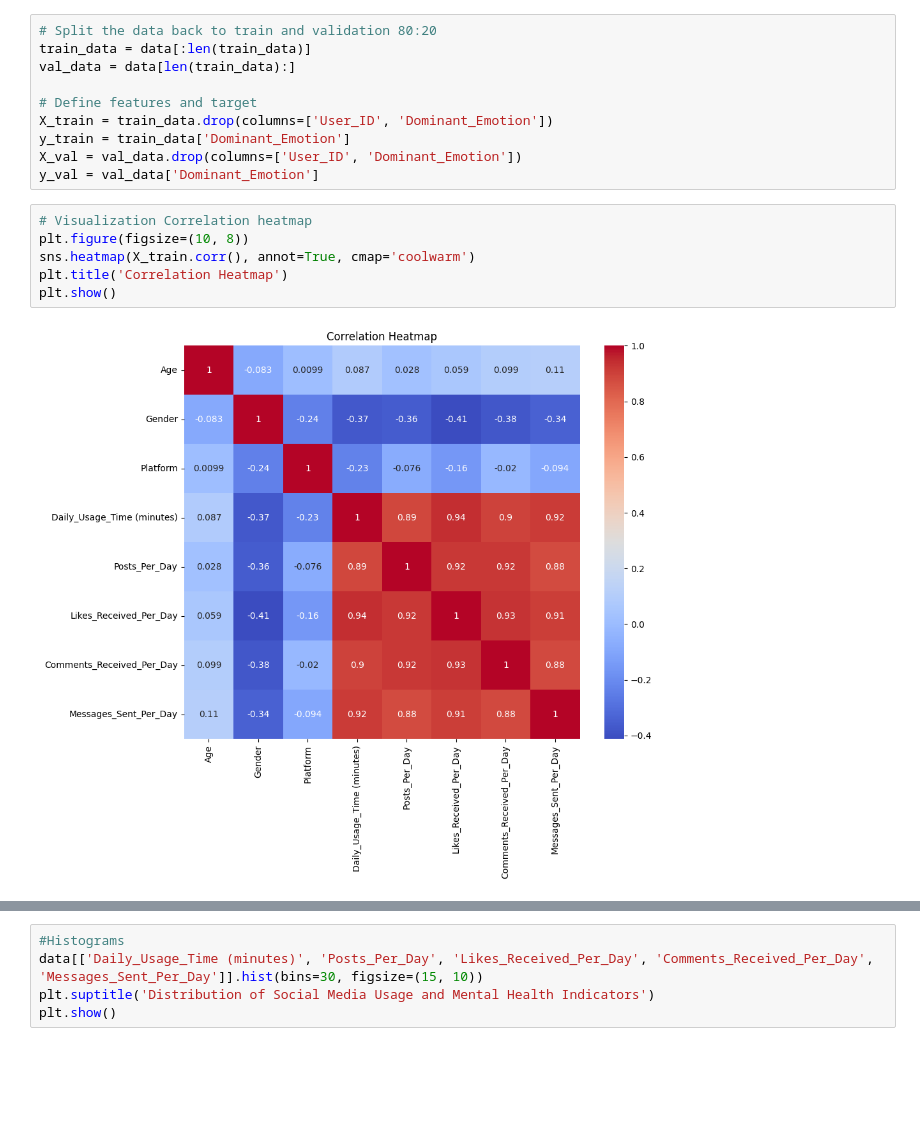
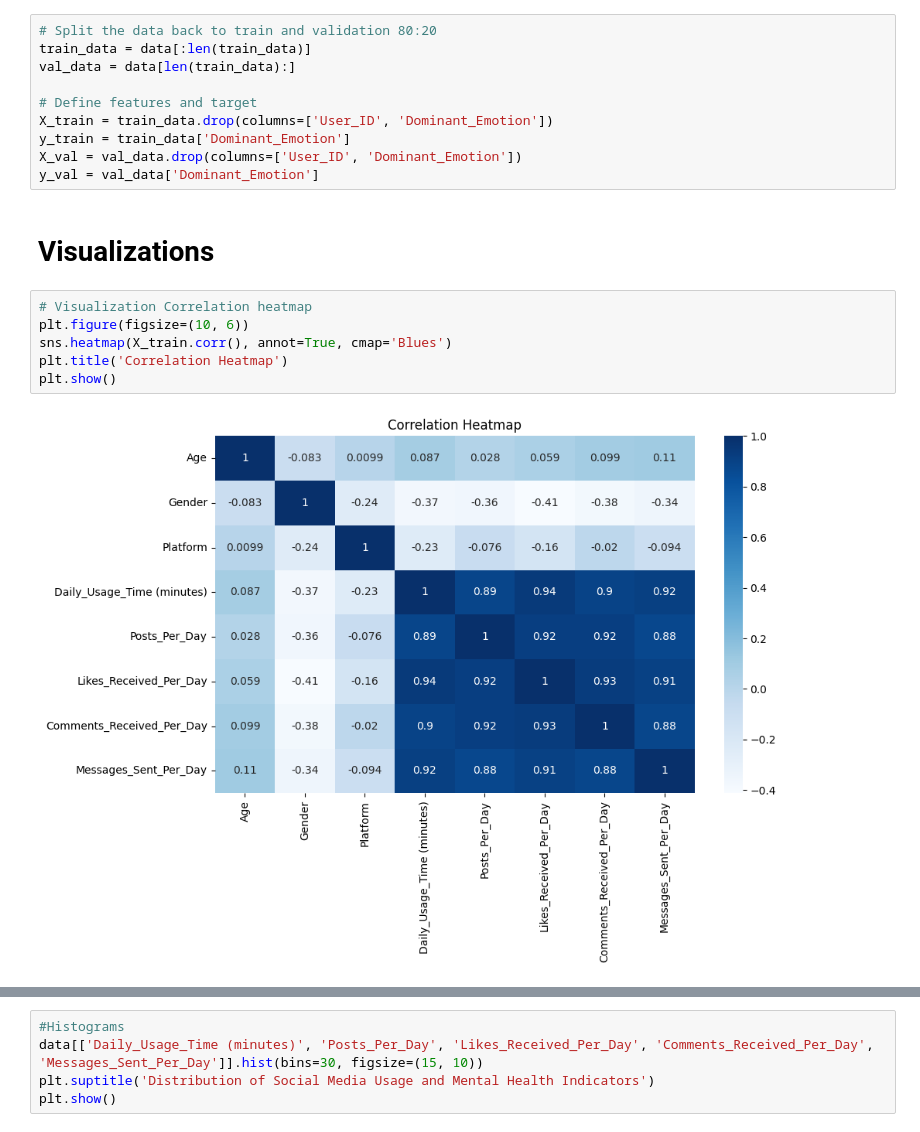
Before and after one commit to roshantaneja/ucla_cssi_2024, a Jupyter notebook: project/client.ipynb, the cells around one changed output, grey strips where cells are left out. Drawn from its saved outputs; the diff is of its cells as text; blank space fills up the shorter version.

```diff
--- a/project/client.ipynb
+++ b/project/client.ipynb
@@ -121,14 +122,16 @@ X_train = train_data.drop(columns=['User_ID', 'Dominant_Emotion'])
 y_train = train_data['Dominant_Emotion']
 X_val = val_data.drop(columns=['User_ID', 'Dominant_Emotion'])
 y_val = val_data['Dominant_Emotion']
+# %% [markdown]
+# Visualizations
 # %%
 # Visualization Correlation heatmap
-plt.figure(figsize=(10, 8))
-sns.heatmap(X_train.corr(), annot=True, cmap='coolwarm')
+plt.figure(figsize=(10, 6))
+sns.heatmap(X_train.corr(), annot=True, cmap='Blues')
 plt.title('Correlation Heatmap')
 plt.show()
 # %% [output]
-[figure, old version]
+[figure, new version]
 # %%
 #Scatter plot: Daily_Usage_Time vs. Dominant_Emotion
 plt.figure(figsize=(10, 6))
```
Also changed, not shown: parts of 33 cells of this notebook, 3 other files.
